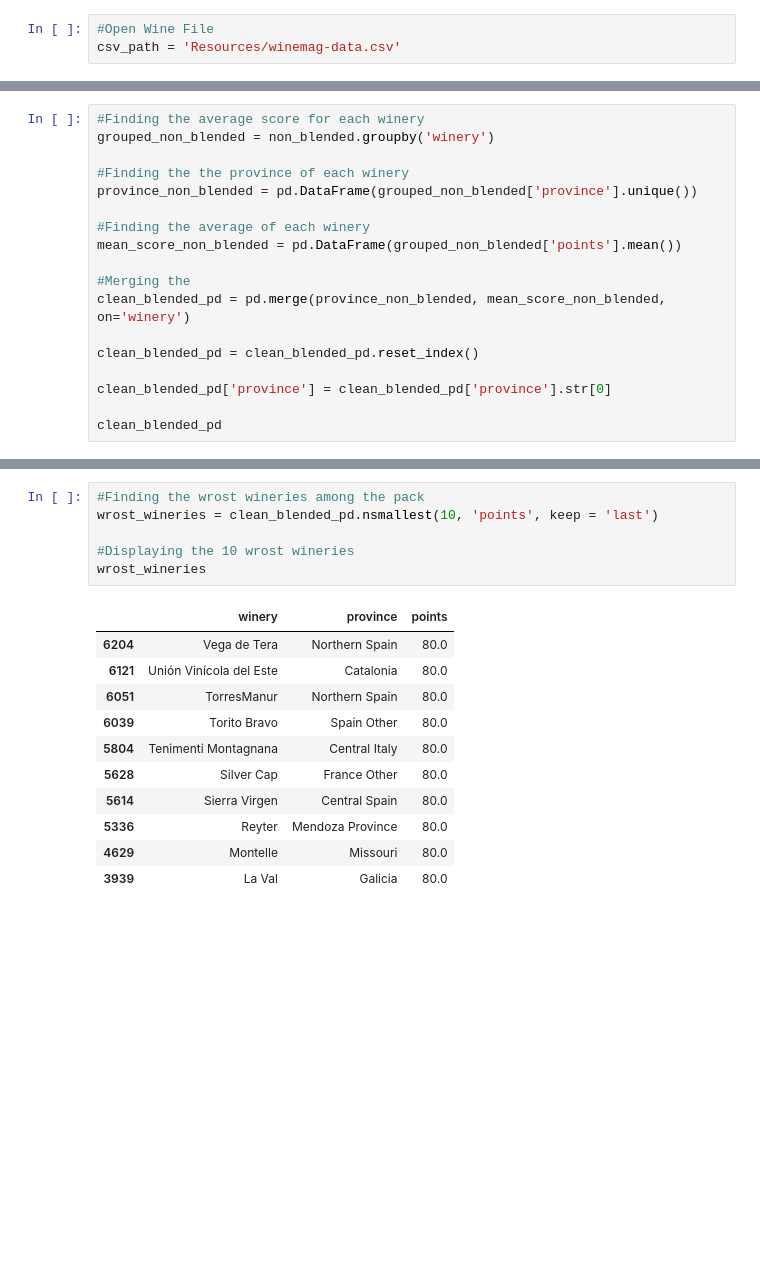
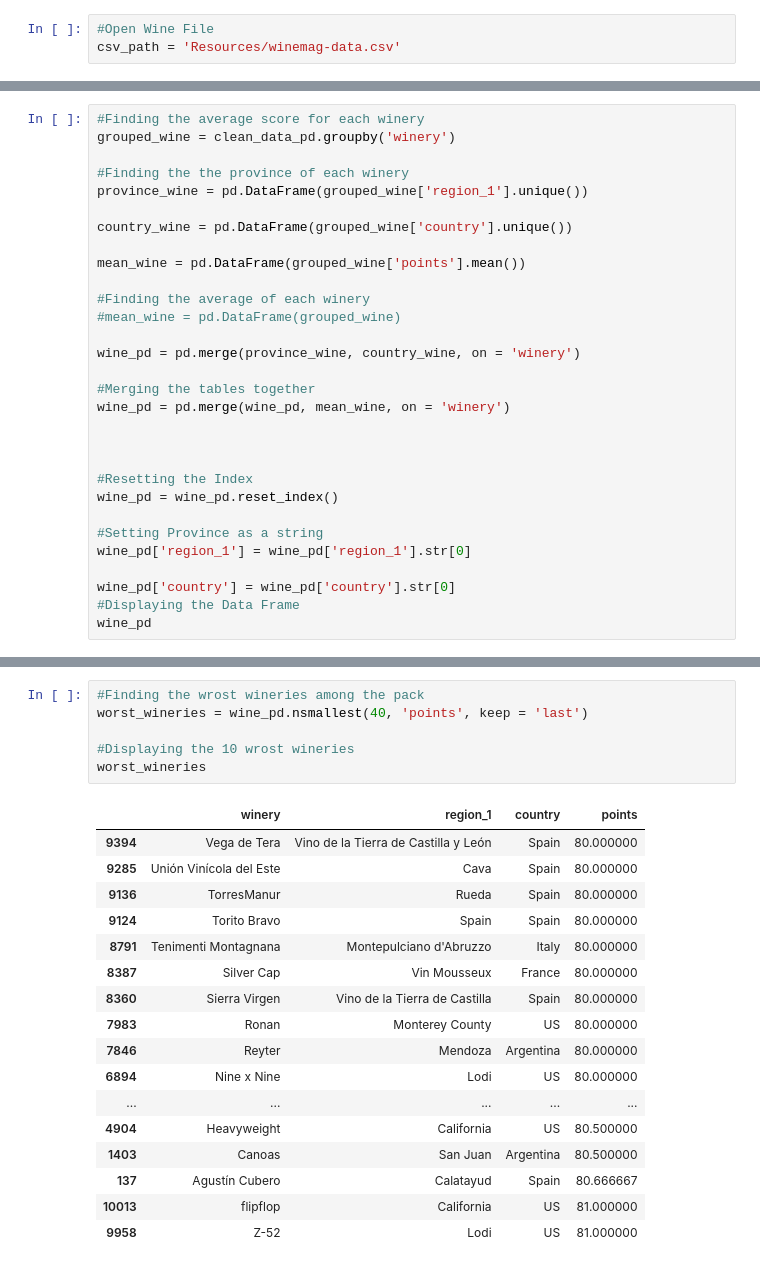
Before and after one commit to j1candel/Wine-Analysis-, a Jupyter notebook: wine-analysis .ipynb, the cells around one changed output, grey strips where cells are left out. Cells and saved outputs as stored; diff of their text form; blank space fills up the shorter version.

```diff
--- a/wine-analysis .ipynb
+++ b/wine-analysis .ipynb
@@ -53,19 +39,31 @@ non_blended
 # %%
 #Finding the average score for each winery
-grouped_non_blended = non_blended.groupby('winery')
+grouped_wine = clean_data_pd.groupby('winery')
 
 #Finding the the province of each winery
-province_non_blended = pd.DataFrame(grouped_non_blended['province'].unique())
+province_wine = pd.DataFrame(grouped_wine['region_1'].unique())
+
+country_wine = pd.DataFrame(grouped_wine['country'].unique())
+
+mean_wine = pd.DataFrame(grouped_wine['points'].mean())
 
 #Finding the average of each winery
-mean_score_non_blended = pd.DataFrame(grouped_non_blended['points'].mean())
+#mean_wine = pd.DataFrame(grouped_wine)
 
-#Merging the
-clean_blended_pd = pd.merge(province_non_blended, mean_score_non_blended, on='winery')
+wine_pd = pd.merge(province_wine, country_wine, on = 'winery')
 
-clean_blended_pd = clean_blended_pd.reset_index()
+#Merging the tables together
+wine_pd = pd.merge(wine_pd, mean_wine, on = 'winery')
 
-clean_blended_pd['province'] = clean_blended_pd['province'].str[0]
 
-clean_blended_pd
+
+#Resetting the Index
+wine_pd = wine_pd.reset_index()
+
+#Setting Province as a string
+wine_pd['region_1'] = wine_pd['region_1'].str[0]
+
+wine_pd['country'] = wine_pd['country'].str[0]
+#Displaying the Data Frame
+wine_pd
 # %% [output]
@@ -83,20 +83,26 @@ clean_blended_pd
 # %%
 #Finding the wrost wineries among the pack
-wrost_wineries = clean_blended_pd.nsmallest(10, 'points', keep = 'last')
+worst_wineries = wine_pd.nsmallest(40, 'points', keep = 'last')
 
 #Displaying the 10 wrost wineries
-wrost_wineries
+worst_wineries
 # %% [output]
-|  | winery | province | points |
-| 6204 | Vega de Tera | Northern Spain | 80.0 |
-| 6121 | Unión Vinícola del Este | Catalonia | 80.0 |
-| 6051 | TorresManur | Northern Spain | 80.0 |
-| 6039 | Torito Bravo | Spain Other | 80.0 |
-| 5804 | Tenimenti Montagnana | Central Italy | 80.0 |
-| 5628 | Silver Cap | France Other | 80.0 |
-| 5614 | Sierra Virgen | Central Spain | 80.0 |
-| 5336 | Reyter | Mendoza Province | 80.0 |
-| 4629 | Montelle | Missouri | 80.0 |
-| 3939 | La Val | Galicia | 80.0 |
+|  | winery | region_1 | country | points |
+| 9394 | Vega de Tera | Vino de la Tierra de Castilla y León | Spain | 80.000000 |
+| 9285 | Unión Vinícola del Este | Cava | Spain | 80.000000 |
+| 9136 | TorresManur | Rueda | Spain | 80.000000 |
+| 9124 | Torito Bravo | Spain | Spain | 80.000000 |
+| 8791 | Tenimenti Montagnana | Montepulciano d'Abruzzo | Italy | 80.000000 |
+| 8387 | Silver Cap | Vin Mousseux | France | 80.000000 |
+| 8360 | Sierra Virgen | Vino de la Tierra de Castilla | Spain | 80.000000 |
+| 7983 | Ronan | Monterey County | US | 80.000000 |
+| 7846 | Reyter | Mendoza | Argentina | 80.000000 |
+| 6894 | Nine x Nine | Lodi | US | 80.000000 |
+| ... | ... | ... | ... | ... |
+| 4904 | Heavyweight | California | US | 80.500000 |
+| 1403 | Canoas | San Juan | Argentina | 80.500000 |
+| 137 | Agustín Cubero | Calatayud | Spain | 80.666667 |
+| 10013 | flipflop | California | US | 81.000000 |
+| 9958 | Z-52 | Lodi | US | 81.000000 |
 # %%
 #Finding the best wineries among the pack
```
Also changed, not shown: parts of 12 cells of this notebook.
